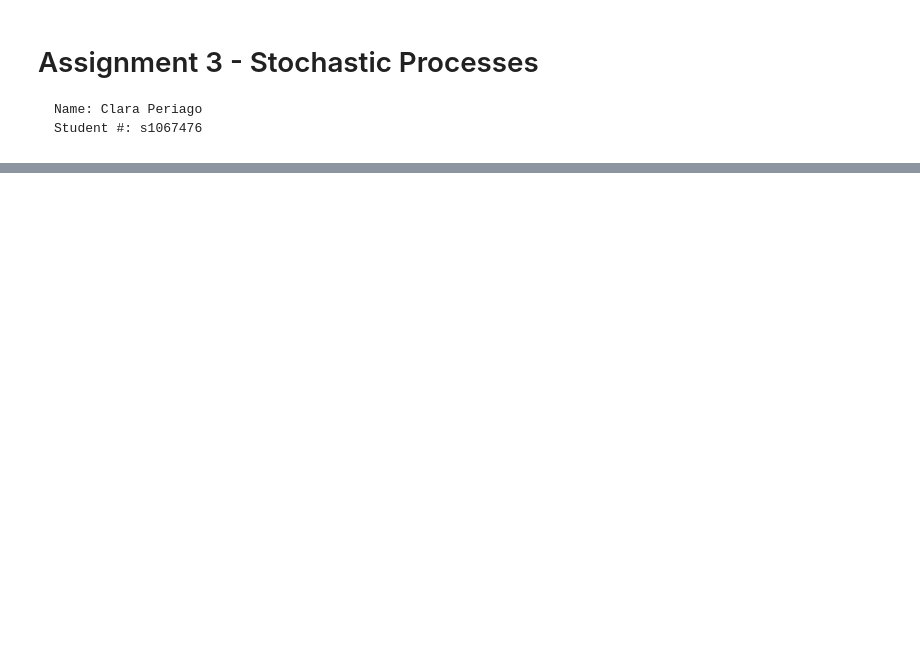
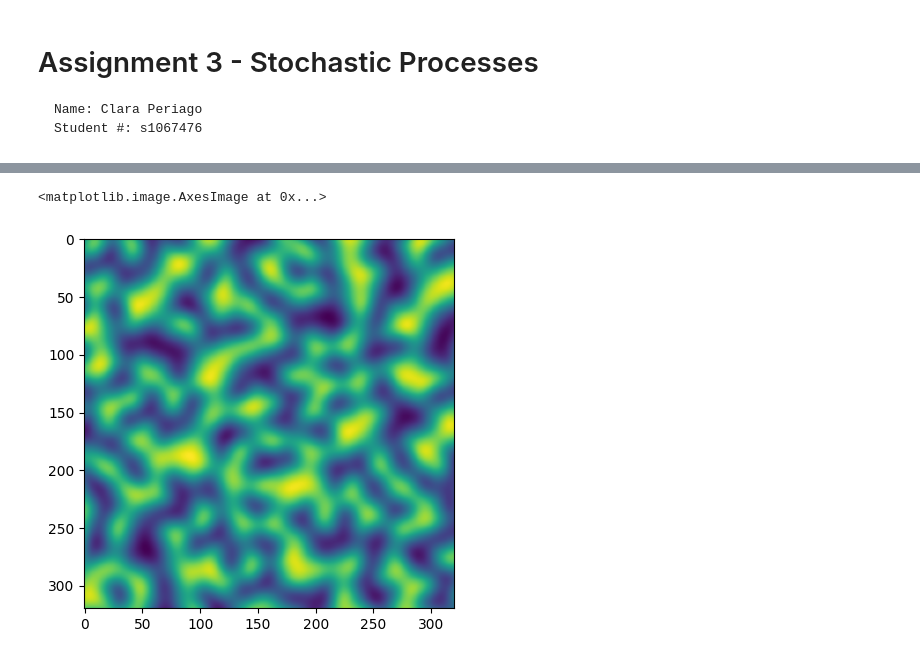
Before and after one commit to szethh/complex-adaptive-systems, a Jupyter notebook: project/project.ipynb, the cells around one changed output, grey strips where cells are left out. Drawn from its saved outputs; the diff is of its cells as text; code cells hidden in the pictures; blank space fills up the shorter version.

Commit message:
terrain heighmap

```diff
--- a/project/project.ipynb
+++ b/project/project.ipynb
@@ -60,7 +44,7 @@ def draw_fn(ax, grid):
 def diffuse(k_i, dk):
     return dk * jax.scipy.signal.convolve2d(k_i, lapl, mode="same", boundary="fill", fillvalue=0)
 
-def step_n(n):
+def step_n(solver, n):
     def _step(x):
         def body(x, _):
             return solver(x, 0.0), None
@@ -68,14 +52,17 @@ def step_n(n):
         return x
     return _step
 
-def bunny_dynamics(dK, dt, feed, kill, reproduction):
+def capacity_from_height(H, strength=0.3, gamma=2.0):
+    return 1.0 - strength * jnp.abs(H) ** gamma
+
+def bunny_dynamics(dK, dt, feed, kill, reproduction, terrain):
     def f(t, c):
         K = c  # (k, w, h)
         G, B = K # Grass, Bunny
         # G, B = jnp.clip(K, 0, 1) # Grass, Bunny
 
-        H = 0.01
-        K_G = 1.0 - 0.5 * H
+        H = terrain # (w, h)
+        K_G = capacity_from_height(H)
 
         bunnies_reproduced = reproduction * G * B**2
 
@@ -122,6 +109,23 @@ def draw_circle(grid, cx, cy, radius, strength, channel=1):
     # return grid.at[channel].set(
     #     jnp.where(mask, value, grid[channel])
     # )
+
+def get_heightmap(w, h, seed, scale=24., regenerate=False):
+    fname = f"heightmap_w{w}_h{h}_seed{seed}_scale{scale}.npy"
+    out_dir = Path('./out')
+    out_dir.mkdir(exist_ok=True)
+
+    file = out_dir / fname
+    if file.exists() and not regenerate:
+        return jnp.asarray(np.load(file))
+
+    opsx.seed(seed)
+    heightmap = opsx.noise2array(
+        jnp.arange(w) / scale,
+        jnp.arange(h) / scale
+    )
+    np.save(file, np.asarray(.5 * (1. + heightmap)))
+    return heightmap
 # %%
 dt = 1.
 t = jnp.arange(0, 5000, dt)
@@ -136,7 +140,7 @@ grid = jnp.stack(
     ]
 )
 
-seed_size = 11
+seed_size = 110
 key = jr.key(42)
 seed_locations = jr.uniform(key, shape=(seed_size, 2), minval=0., maxval=wh)
 # grid = grid.at[
@@ -147,6 +151,7 @@ seed_locations = jr.uniform(key, shape=(seed_size, 2), minval=0., maxval=wh)
 for x, y in seed_locations:
     grid = draw_circle(grid, x, y, 2, .6, channel=1)
 # grid = draw_circle(grid, w//2-5, h//2-5, 5, .4, channel=1)
+heightmap = get_heightmap(w, h, seed=42)
 
-solver = bunny_dynamics(dK, dt, .0367, .0649, 1.)
+solver = bunny_dynamics(dK, dt, .0367, .0649, 1., terrain=heightmap)
 s0 = grid  # initial state
@@ -152,0 +167,5 @@ s0 = grid  # initial state
+# %%
+plt.imshow(heightmap)
+# %% [output]
+<matplotlib.image.AxesImage at 0x...>
+[figure, added]
```
Also changed, not shown: parts of 8 cells of this notebook, 2 other files.
